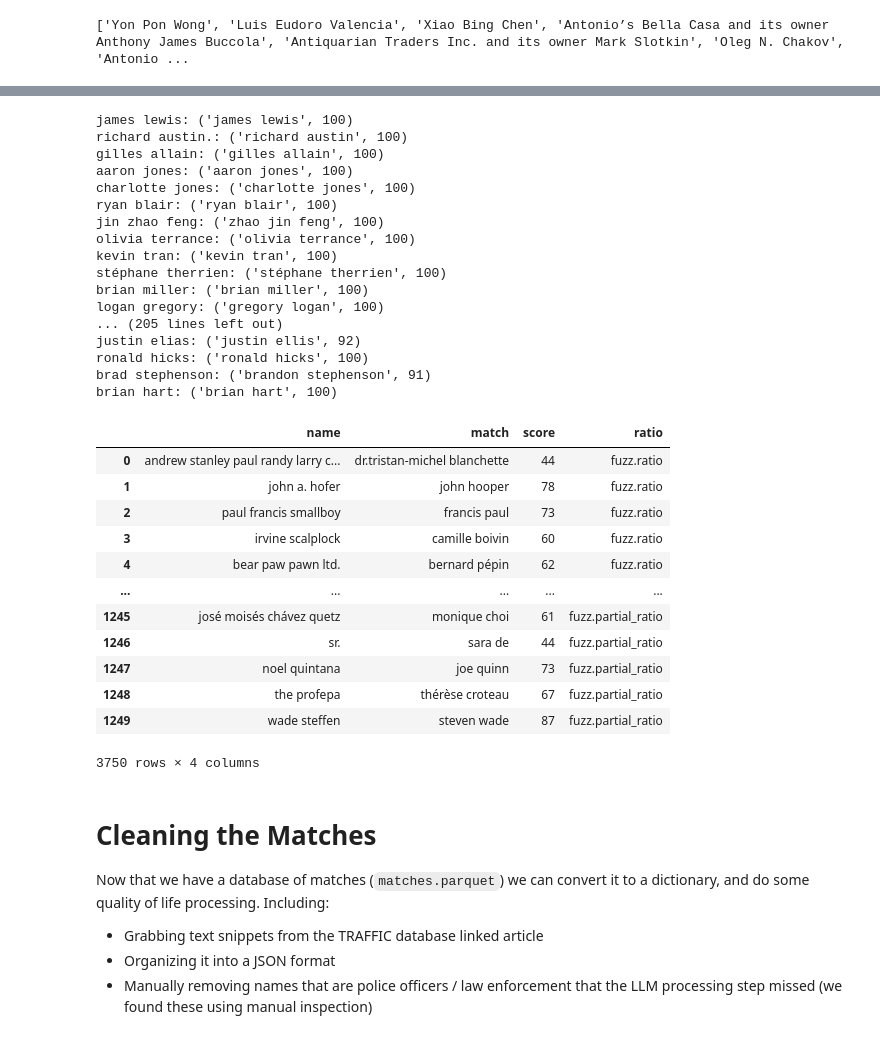
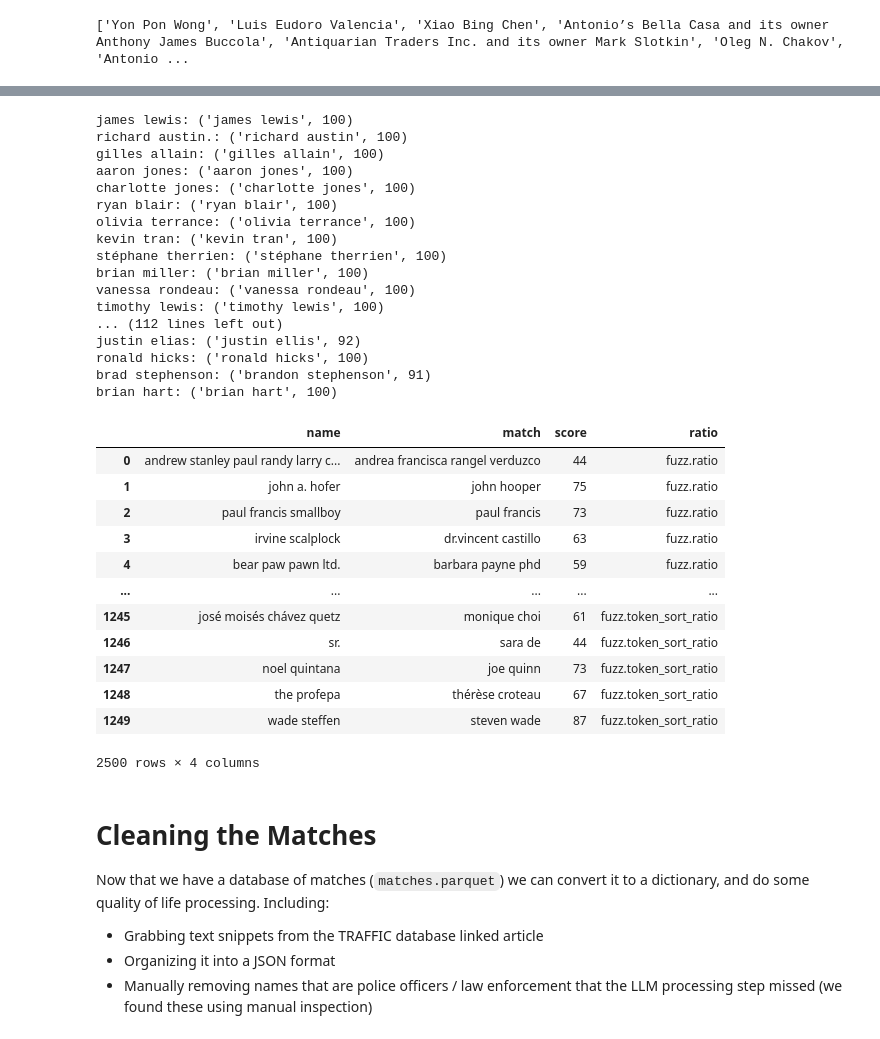
Before and after one commit to jwardbond/2023-imi-bigdata, a Jupyter notebook: task_3/scraper.ipynb, the cells around one changed output, grey strips where cells are left out. Drawn from its saved outputs; the diff is of its cells as text; code cells hidden in the pictures.

Commit message:
Updated to include some duplicate names

```diff
--- a/task_3/scraper.ipynb
+++ b/task_3/scraper.ipynb
@@ -265,15 +268,12 @@ kyc = pd.read_parquet('../data/processed/nodes.parquet')
 # %%
 # Function to find best match
 def find_best_match(name, ref_db, scorer):
-    return process.extractOne(name, ref_db, scorer=fuzz.token_sort_ratio)
+    return process.extractOne(name, ref_db, scorer=scorer)
 # %%
 # Normalize data (to lowercase in this example)
 internet_names = [name.lower() for name in names]
 kyc_names = [name.lower() for name in kyc.name]
 
-
 # Finding matches
-matches = {name: find_best_match(name, kyc_names, fuzz.ratio) for name in internet_names}
-matches_sort_ratio = {name: find_best_match(name, kyc_names, fuzz.token_sort_ratio) for name in internet_names}
-matches_partial_ratio = {name: find_best_match(name, kyc_names, fuzz.partial_ratio) for name in internet_names}
-matches_set_ratio = {name: find_best_match(name, kyc_names, fuzz.token_set_ratio) for name in internet_names}
+matches = {name: find_best_match(name, kyc_names, fuzz.ratio) for name in tqdm(internet_names)}
+matches_sort_ratio = {name: find_best_match(name, kyc_names, fuzz.token_sort_ratio) for name in tqdm(internet_names)}
@@ -291,10 +288,6 @@ for name, match in matches.items():
 for name, match in matches_sort_ratio.items():
     if match[1] > 90:
         print(f'{name}: {match}')
-
-for name, match in matches_partial_ratio.items():
-    if match[1] > 90:
-        print(f'{name}: {match}')
 # %% [output]
 james lewis: ('james lewis', 100)
 richard austin.: ('richard austin', 100)
@@ -302,13 +295,13 @@ gilles allain: ('gilles allain', 100)
 aaron jones: ('aaron jones', 100)
 charlotte jones: ('charlotte jones', 100)
 ryan blair: ('ryan blair', 100)
-jin zhao feng: ('zhao jin feng', 100)
 olivia terrance: ('olivia terrance', 100)
 kevin tran: ('kevin tran', 100)
 stéphane therrien: ('stéphane therrien', 100)
 brian miller: ('brian miller', 100)
-logan gregory: ('gregory logan', 100)
-... (205 lines left out)
+vanessa rondeau: ('vanessa rondeau', 100)
+timothy lewis: ('timothy lewis', 100)
+... (112 lines left out)
 justin elias: ('justin ellis', 92)
 ronald hicks: ('ronald hicks', 100)
 brad stephenson: ('brandon stephenson', 91)
@@ -316,40 +309,34 @@ brian hart: ('brian hart', 100)
 # %%
 # save the dictionaries as parquet files using dataframes
 matches_df = pd.DataFrame(columns=['name', 'match', 'score', 'ratio'])
 matches_df['name'] = matches.keys()
 matches_df['match'] = [el[0] for el in matches.values()]
 matches_df['ratio'] = 'fuzz.ratio'
 matches_df['score'] = [el[1] for el in matches.values()]
 
 matches_sort_ratio_df = pd.DataFrame(columns=['name', 'match', 'score', 'ratio'])
 matches_sort_ratio_df['name'] = matches_sort_ratio.keys()
 matches_sort_ratio_df['match'] = [el[0] for el in matches_sort_ratio.values()]
 matches_sort_ratio_df['ratio'] = 'fuzz.token_sort_ratio'
 matches_sort_ratio_df['score'] = [el[1] for el in matches_sort_ratio.values()]
 
-matches_partial_ratio_df = pd.DataFrame(columns=['name', 'match', 'score', 'ratio'])
-matches_partial_ratio_df['name'] = matches_partial_ratio.keys()
-matches_partial_ratio_df['match'] = [el[0] for el in matches_partial_ratio.values()]
-matches_partial_ratio_df['ratio'] = 'fuzz.partial_ratio'
-matches_partial_ratio_df['score'] = [el[1] for el in matches_partial_ratio.values()]
-
-matches_df = pd.concat([matches_df, matches_sort_ratio_df, matches_partial_ratio_df])
-matches_df.to_parquet('matches_new.parquet')
+matches_df = pd.concat([matches_df, matches_sort_ratio_df])
+matches_df.to_parquet('matches.parquet')
 matches_df
 # %% [output]
 |  | name | match | score | ratio |
-| 0 | andrew stanley paul randy larry c... | dr.tristan-michel blanchette | 44 | fuzz.ratio |
-| 1 | john a. hofer | john hooper | 78 | fuzz.ratio |
-| 2 | paul francis smallboy | francis paul | 73 | fuzz.ratio |
-| 3 | irvine scalplock | camille boivin | 60 | fuzz.ratio |
-| 4 | bear paw pawn ltd. | bernard pépin | 62 | fuzz.ratio |
+| 0 | andrew stanley paul randy larry c... | andrea francisca rangel verduzco | 44 | fuzz.ratio |
+| 1 | john a. hofer | john hooper | 75 | fuzz.ratio |
+| 2 | paul francis smallboy | paul francis | 73 | fuzz.ratio |
+| 3 | irvine scalplock | dr.vincent castillo | 63 | fuzz.ratio |
+| 4 | bear paw pawn ltd. | barbara payne phd | 59 | fuzz.ratio |
 | ... | ... | ... | ... | ... |
-| 1245 | josé moisés chávez quetz | monique choi | 61 | fuzz.partial_ratio |
-| 1246 | sr. | sara de | 44 | fuzz.partial_ratio |
-| 1247 | noel quintana | joe quinn | 73 | fuzz.partial_ratio |
-| 1248 | the profepa | thérèse croteau | 67 | fuzz.partial_ratio |
-| 1249 | wade steffen | steven wade | 87 | fuzz.partial_ratio |
+| 1245 | josé moisés chávez quetz | monique choi | 61 | fuzz.token_sort_ratio |
+| 1246 | sr. | sara de | 44 | fuzz.token_sort_ratio |
+| 1247 | noel quintana | joe quinn | 73 | fuzz.token_sort_ratio |
+| 1248 | the profepa | thérèse croteau | 67 | fuzz.token_sort_ratio |
+| 1249 | wade steffen | steven wade | 87 | fuzz.token_sort_ratio |
-3750 rows × 4 columns
+2500 rows × 4 columns
 # %% [markdown]
 # Cleaning the Matches
 Now that we have a database of matches (`matches.parquet`) we can convert it to a dictionary, and do some quality of life processing. Including:
```
Also changed, not shown: parts of 9 cells of this notebook, 6 other files.
